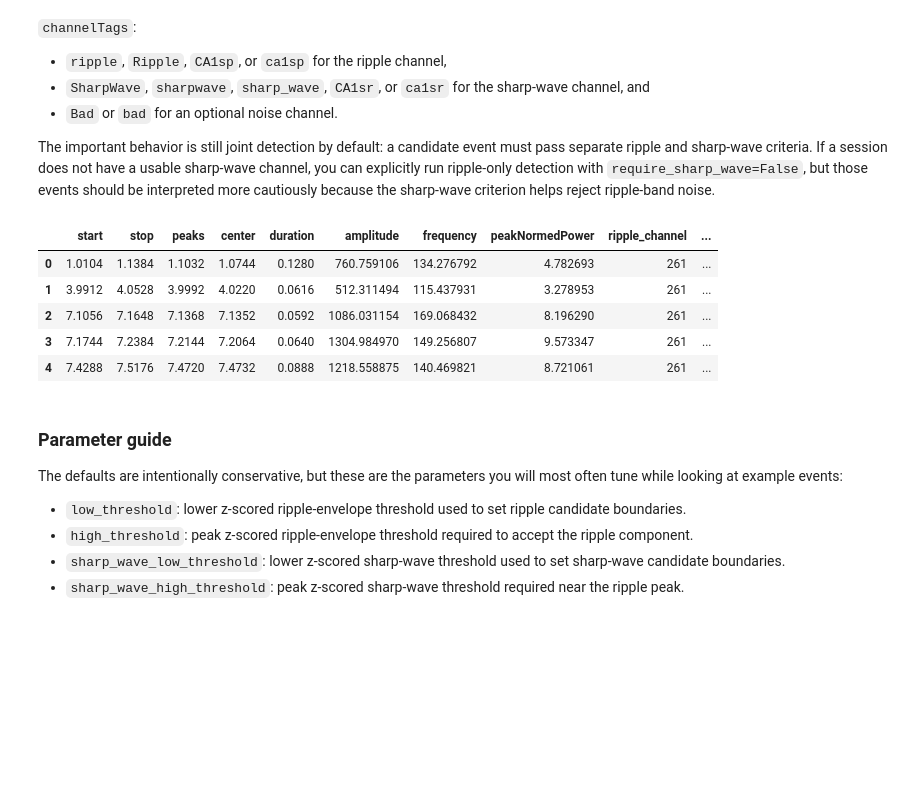
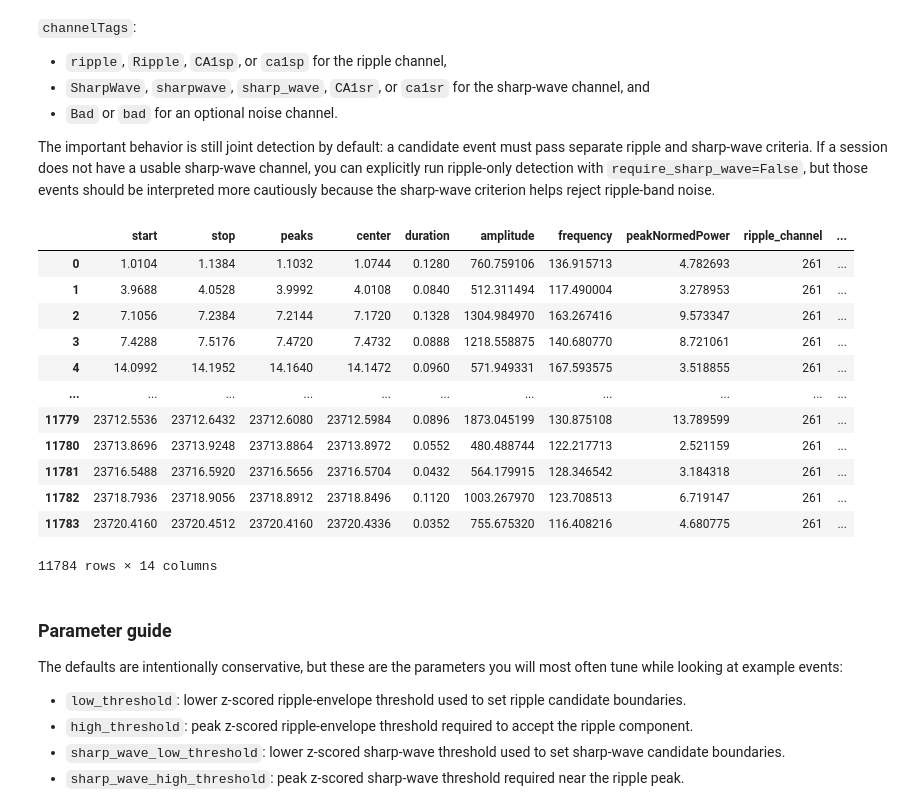
Before and after one commit to ryanharvey1/neuro_py, a Jupyter notebook: tutorials/sharp_wave_ripple_detection.ipynb, the cells around one changed output. Drawn from its saved outputs; the diff is of its cells as text; code cells hidden in the pictures; blank space fills up the shorter version.

```diff
--- a/tutorials/sharp_wave_ripple_detection.ipynb
+++ b/tutorials/sharp_wave_ripple_detection.ipynb
@@ -251,30 +251,35 @@ The important behavior is still joint detection by default: a candidate event mu
 # %%
 basepath = r"S:\data\HMC\HMC1\day8"
 
 ripples = detect_sharp_wave_ripples(
     basepath=basepath,
     low_threshold=0.75,
     high_threshold=2.5,
     sharp_wave_low_threshold=0.25,
     sharp_wave_high_threshold=1.5,
-    min_duration=0.020,
-    max_duration=0.100,
+    min_duration=0.015,
+    max_duration=0.200,
     sharp_wave_min_duration=0.020,
     sharp_wave_max_duration=0.250,
-    noise_threshold=5.0,
-    merge_gap=0.010,
-    boundary_mode="sharp_wave",
-    save_mat=False,
+    noise_threshold=10,
+    save_mat=False, # CHANGE TO TRUE TO SAVE MATLAB FILES
 )
 
-ripples.head()
+ripples
 # %% [output]
 |  | start | stop | peaks | center | duration | amplitude | frequency | peakNormedPower | ripple_channel | ... |
-| 0 | 1.0104 | 1.1384 | 1.1032 | 1.0744 | 0.1280 | 760.759106 | 134.276792 | 4.782693 | 261 | ... |
-| 1 | 3.9912 | 4.0528 | 3.9992 | 4.0220 | 0.0616 | 512.311494 | 115.437931 | 3.278953 | 261 | ... |
-| 2 | 7.1056 | 7.1648 | 7.1368 | 7.1352 | 0.0592 | 1086.031154 | 169.068432 | 8.196290 | 261 | ... |
-| 3 | 7.1744 | 7.2384 | 7.2144 | 7.2064 | 0.0640 | 1304.984970 | 149.256807 | 9.573347 | 261 | ... |
-| 4 | 7.4288 | 7.5176 | 7.4720 | 7.4732 | 0.0888 | 1218.558875 | 140.469821 | 8.721061 | 261 | ... |
+| 0 | 1.0104 | 1.1384 | 1.1032 | 1.0744 | 0.1280 | 760.759106 | 136.915713 | 4.782693 | 261 | ... |
+| 1 | 3.9688 | 4.0528 | 3.9992 | 4.0108 | 0.0840 | 512.311494 | 117.490004 | 3.278953 | 261 | ... |
+| 2 | 7.1056 | 7.2384 | 7.2144 | 7.1720 | 0.1328 | 1304.984970 | 163.267416 | 9.573347 | 261 | ... |
+| 3 | 7.4288 | 7.5176 | 7.4720 | 7.4732 | 0.0888 | 1218.558875 | 140.680770 | 8.721061 | 261 | ... |
+| 4 | 14.0992 | 14.1952 | 14.1640 | 14.1472 | 0.0960 | 571.949331 | 167.593575 | 3.518855 | 261 | ... |
+| ... | ... | ... | ... | ... | ... | ... | ... | ... | ... | ... |
+| 11779 | 23712.5536 | 23712.6432 | 23712.6080 | 23712.5984 | 0.0896 | 1873.045199 | 130.875108 | 13.789599 | 261 | ... |
+| 11780 | 23713.8696 | 23713.9248 | 23713.8864 | 23713.8972 | 0.0552 | 480.488744 | 122.217713 | 2.521159 | 261 | ... |
+| 11781 | 23716.5488 | 23716.5920 | 23716.5656 | 23716.5704 | 0.0432 | 564.179915 | 128.346542 | 3.184318 | 261 | ... |
+| 11782 | 23718.7936 | 23718.9056 | 23718.8912 | 23718.8496 | 0.1120 | 1003.267970 | 123.708513 | 6.719147 | 261 | ... |
+| 11783 | 23720.4160 | 23720.4512 | 23720.4160 | 23720.4336 | 0.0352 | 755.675320 | 116.408216 | 4.680775 | 261 | ... |
+11784 rows × 14 columns
 # %% [markdown]
 ### Parameter guide
 
```
Also changed, not shown: parts of 3 cells of this notebook.
